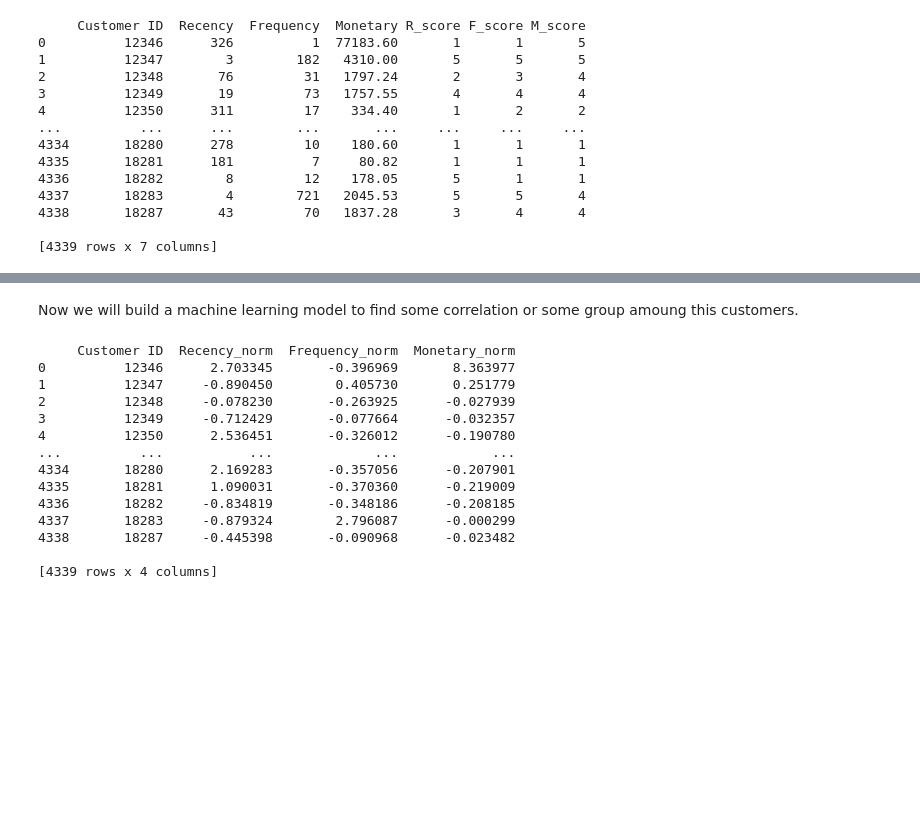
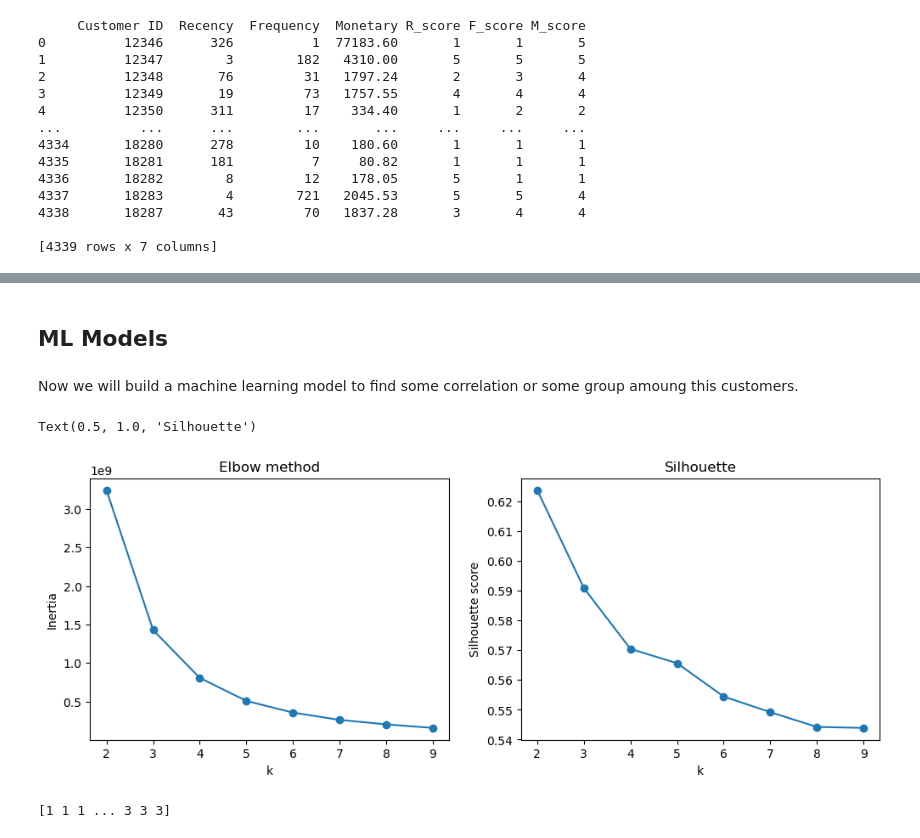
Before and after one commit to ChristianBOSSE361/Artificial_Intelligence, a Jupyter notebook: MachineLearning/Customer_Classification/projet5.ipynb, the cells around one changed output, grey strips where cells are left out. Saved outputs shown, nothing was run; the diff lists cells and outputs as text; code cells hidden in the pictures; blank space fills up the shorter version.

```diff
--- a/MachineLearning/Customer_Classification/projet5.ipynb
+++ b/MachineLearning/Customer_Classification/projet5.ipynb
@@ -233,3 +311,5 @@ talk also about the different marketing technics that we could applu to thos dif
+# %% [markdown]
+## ML Models
 # %% [markdown]
 Now we will  build a machine learning model to find some correlation or some group amoung this customers.
 # %%
@@ -238,27 +319,36 @@ from sklearn.preprocessing import StandardScaler
 # %%
 #Normalization of the data: to give to each column the same weight during the learning step
-scaler=StandardScaler()
+scaler=RobustScaler() # we use robustscaler and not stantard because the second one is sensitive to outliers and use it for Kmeans could be very bad
 rfm_scaled=scaler.fit_transform(rfm[["Recency","Frequency","Monetary"]]) # we scale only this three columns
 rfm_scaled=pd.DataFrame(rfm_scaled, columns=["Recency_norm", "Frequency_norm","Monetary_norm"]) #we add column names
 rfm_scaled=pd.concat([rfm["Customer ID"], rfm_scaled], axis=1) # we just add the customer IDs
 
 
 # Building the model
-km_model=KMeans(int=4).fit()
+k_ncluster=range(2,10)# We take number of cluster between 2 and 10
+inertias=[]
+sil_scores=[]
+
+for k in k_ncluster:
+    km_model=KMeans(n_clusters=k)
+    labels=km_model.fit_predict(rfm_scaled)
+
+    inertias.append(km_model.inertia_)
+    sil_scores.append(silhouette_score(rfm_scaled,labels))
+
+#Plot
+plt.figure(figsize=(12,4)) #understand our we choose that numbers
+plt.subplot(1,2,1)
+plt.plot(list(k_ncluster), inertias, '-o')
+plt.xlabel('k'); plt.ylabel('Inertia'); plt.title('Elbow method')
+
+plt.subplot(1,2,2)
+plt.plot(list(k_ncluster),sil_scores, "-o")
+plt.xlabel("k"); plt.ylabel("Silhouette score"); plt.title("Silhouette")
+# %% [output]
+Text(0.5, 1.0, 'Silhouette')
+[figure, added]
 # %%
-print(rfm_scaled)
+print(km_model.labels_)
 # %% [output]
-     Customer ID  Recency_norm  Frequency_norm  Monetary_norm
-0          12346      2.703345       -0.396969       8.363977
-1          12347     -0.890450        0.405730       0.251779
-2          12348     -0.078230       -0.263925      -0.027939
-3          12349     -0.712429       -0.077664      -0.032357
-4          12350      2.536451       -0.326012      -0.190780
-...          ...           ...             ...            ...
-4334       18280      2.169283       -0.357056      -0.207901
-4335       18281      1.090031       -0.370360      -0.219009
-4336       18282     -0.834819       -0.348186      -0.208185
-4337       18283     -0.879324        2.796087      -0.000299
-4338       18287     -0.445398       -0.090968      -0.023482
-
-[4339 rows x 4 columns]
+[1 1 1 ... 3 3 3]
```
Also changed, not shown: parts of 7 cells of this notebook.
